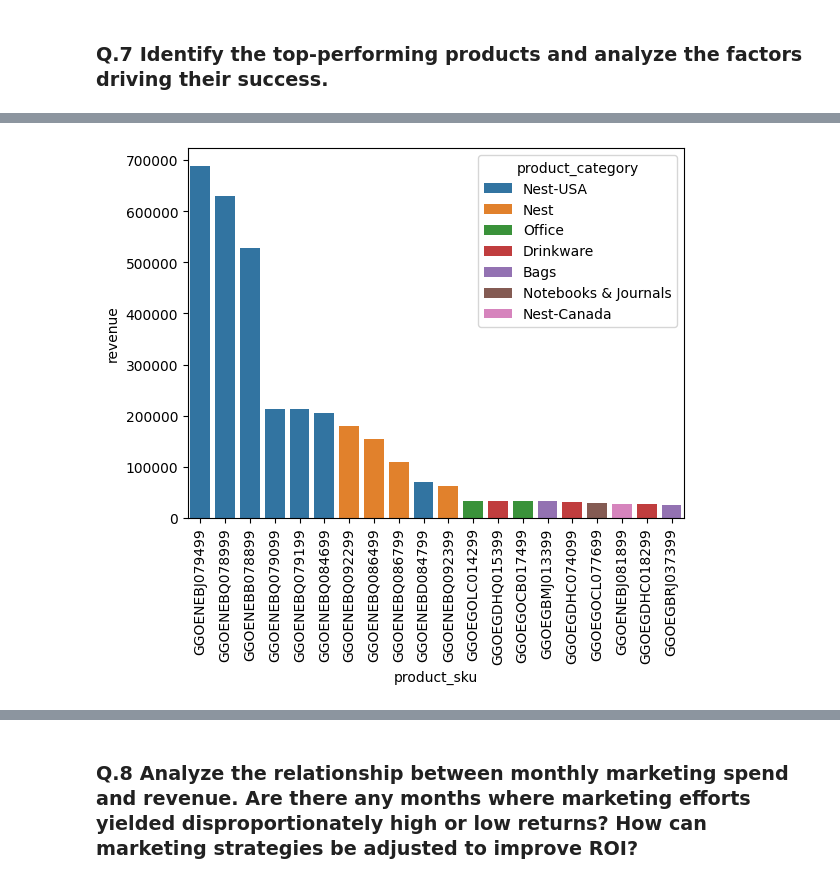
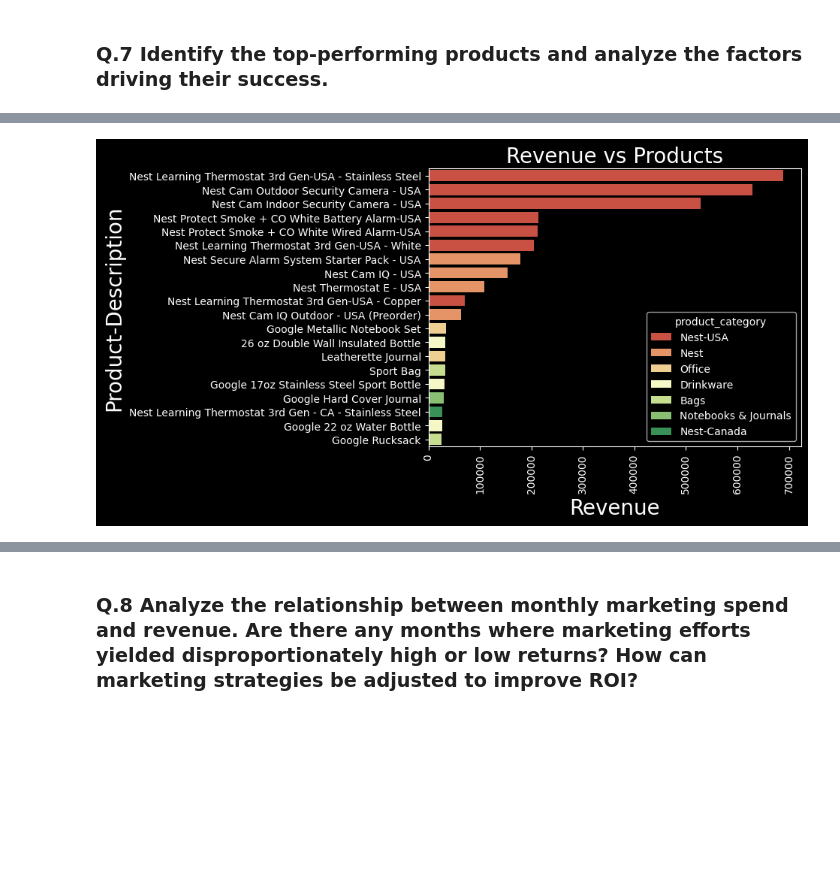
Before and after one commit to sanketmishra009/ecommerceAnalysis, a Jupyter notebook: analysis.ipynb, the cells around one changed output, grey strips where cells are left out. Saved outputs shown, nothing was run; the diff lists cells and outputs as text; code cells hidden in the pictures; blank space fills up the shorter version.

```diff
--- a/analysis.ipynb
+++ b/analysis.ipynb
@@ -4,6 +4,12 @@ import pandas as pd
 import matplotlib.pyplot as plt
 import seaborn as sns
 import scipy.stats as stats
+import matplotlib as mpl
+import warnings
+
+warnings.filterwarnings('ignore')
+plt.style.use('dark_background')
+mpl.rcParams['axes.prop_cycle'] = plt.cycler(color=['blue'])
 # %% [markdown]
 ### Q1. Identify the months with the highest and lowest acquisition rates. What strategies could be implemented to address the fluctuations and ensure consistent growth throughout the year?
 # %%
@@ -537,6 +889,11 @@ products
 # %%
-sns.barplot(products.head(20) , x = 'product_sku' , y = 'revenue' , hue = 'product_category')
+# plt.figure(figsize = (15,10))
+sns.barplot(products.head(20) , x = 'revenue' , y = 'product_description' , hue = 'product_category' , palette= 'RdYlGn')
 plt.xticks(rotation = 90)
+plt.xlabel('Revenue' , fontsize = 20)
+plt.ylabel('Product-Description' , fontsize = 20)
+plt.title('Revenue vs Products' , fontsize = 20)
+plt.savefig('./images/q7.png')
 plt.show()
 # %% [output]
-[figure, old version]
+[figure, new version]
```
Also changed, not shown: parts of 70 cells of this notebook, 32 other files.
